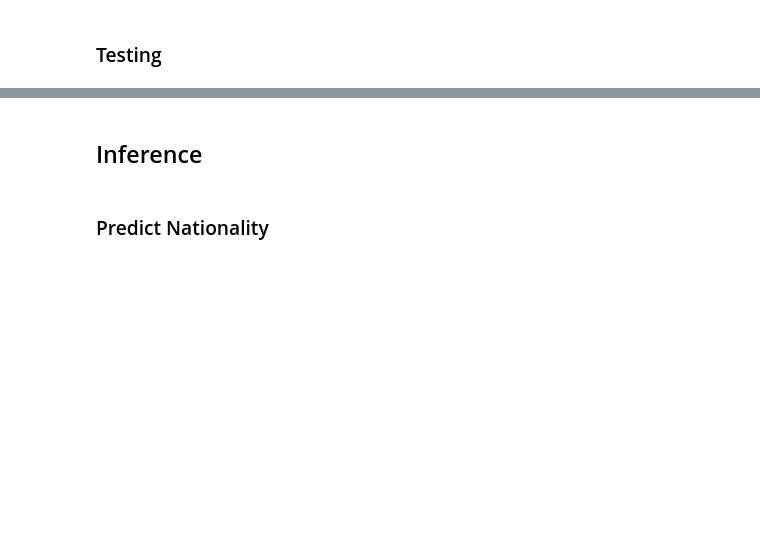
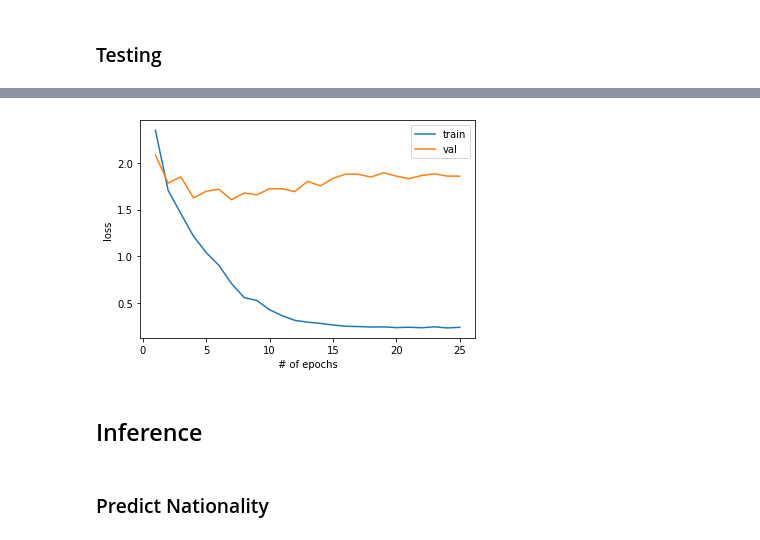
Before and after one commit to hookskl/nlp_w_pytorch, a Jupyter notebook: nlp_w_pytorch_cnn_surnames.ipynb, the cells around one changed output, grey strips where cells are left out. Drawn from its saved outputs; the diff is of its cells as text; code cells hidden in the pictures; blank space fills up the shorter version.

```diff
--- a/nlp_w_pytorch_cnn_surnames.ipynb
+++ b/nlp_w_pytorch_cnn_surnames.ipynb
@@ -350,7 +351,7 @@ def generate_batches(dataset, batch_size, shuffle=True,
 ## CNN
 # %%
 class SurnameClassifier(nn.Module):
-    def __init__(self, initial_num_channels, num_classes, num_channels):
+    def __init__(self, initial_num_channels, num_classes, num_channels, dropout_p):
         """
         Args:
             initial_num_channels (int): size of the incoming feature vector
@@ -381,6 +382,8 @@ class SurnameClassifier(nn.Module):
         self.fc1 = nn.Linear(num_channels, 128)
         self.fc2 = nn.Linear(128, num_classes)
 
+        self.dropout = nn.Dropout(p=dropout_p)
+
     def forward(self, x_surname, apply_softmax=False):
         """The forward pass of the classifier
 
@@ -394,7 +397,8 @@ class SurnameClassifier(nn.Module):
         """
         features = self.convnet(x_surname).squeeze(dim=2)
         x = F.relu(self.fc1(features))
-        prediction_vector  = F.relu(self.fc2(x))
+        x = self.dropout(x)
+        prediction_vector  = self.fc2(x)
 
 
 
@@ -487,11 +491,11 @@ args = Namespace(
     seed=1337,
     learning_rate=0.001,
     batch_size=128,
-    num_epochs=100,
+    num_epochs=25,
     early_stopping_criteria=5,
-    dropout_p=0.1,
+    dropout_p=0.3,
     # Runtime options
-    cuda=False,
+    cuda=True,
     reload_from_files=False,
     expand_filepaths_to_save_dir=True,
     catch_keyboard_interrupt=True
@@ -552,7 +556,8 @@ vectorizer = dataset.get_vectorizer()
 
 classifier = SurnameClassifier(initial_num_channels=len(vectorizer.surname_vocab),
                                num_classes=len(vectorizer.nationality_vocab),
-                               num_channels=args.num_channels)
+                               num_channels=args.num_channels,
+                               dropout_p=args.dropout_p)
 
 classifier = classifier.to(args.device)
 dataset.class_weights = dataset.class_weights.to(args.device)
@@ -726,3 +730,16 @@ Test Accuracy: 52.278645833333336
+# %%
+x = [epoch + 1 for epoch in range(args.num_epochs)]
+loss_train = train_state['train_loss']
+loss_val = train_state['val_loss']
+
+plt.plot(x, loss_train, label='train')
+plt.plot(x, loss_val, label='val')
+plt.xlabel('# of epochs')
+plt.ylabel('loss')
+plt.legend()
+plt.show()
+# %% [output]
+[figure, added]
 # %% [markdown]
 ## Inference
 # %% [markdown]
```
Also changed, not shown: parts of 5 cells of this notebook.
